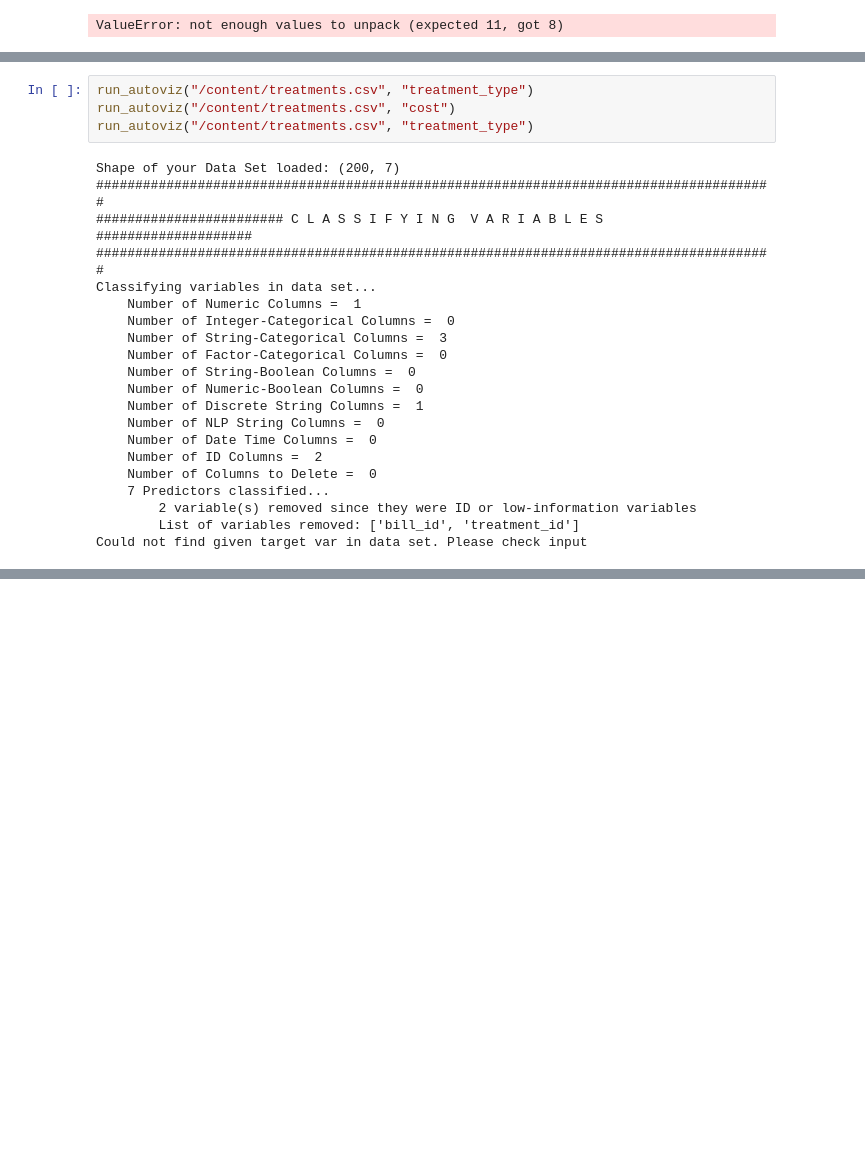
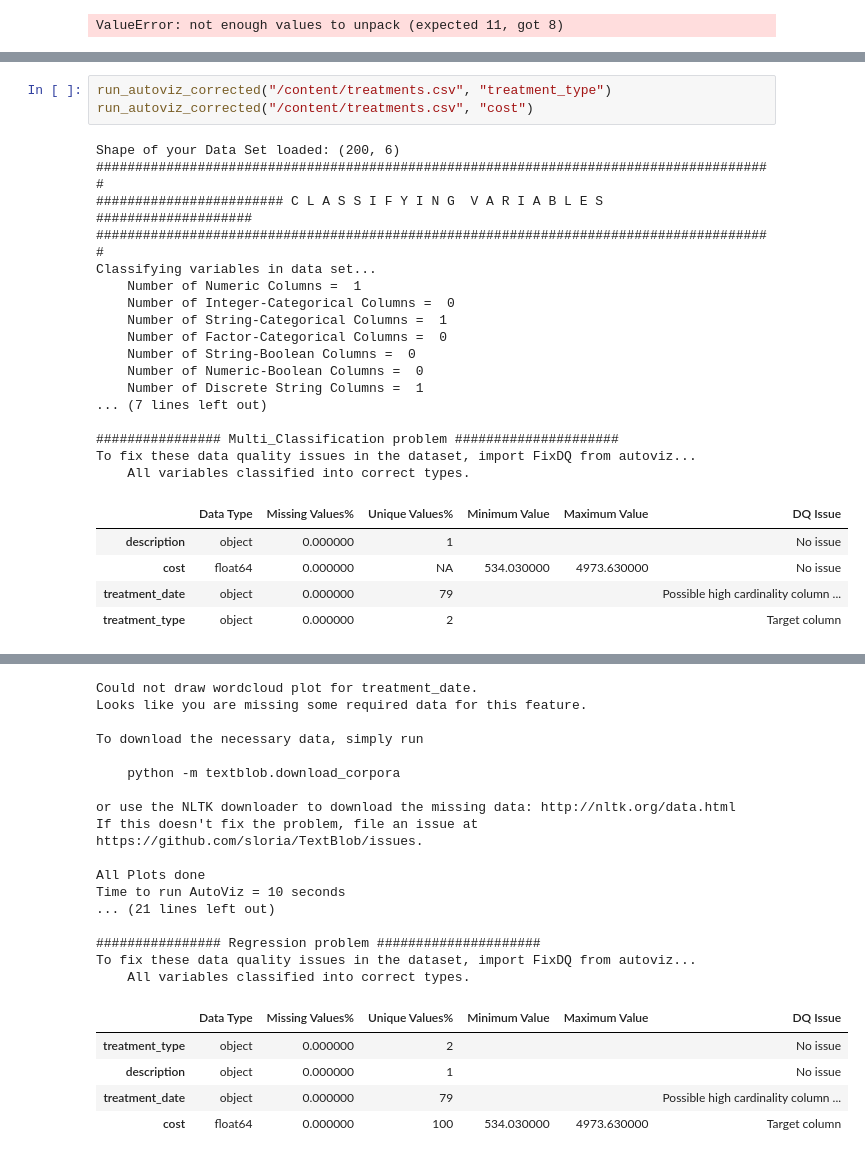
Before and after one commit to neerukondaramalakshmi2005-dotcom/EDA-HMS, a Jupyter notebook: EDA_Hospital_management_system.ipynb, the cells around one changed output, grey strips where cells are left out. Saved outputs shown, nothing was run; the diff lists cells and outputs as text; blank space fills up the shorter version.

```diff
--- a/EDA_Hospital_management_system.ipynb
+++ b/EDA_Hospital_management_system.ipynb
@@ -1854,25 +1914,26 @@ ValueError: not enough values to unpack (expected 11, got 8)
 # %%
-run_autoviz("/content/treatments.csv", "treatment_type")
-run_autoviz("/content/treatments.csv", "cost")
-run_autoviz("/content/treatments.csv", "treatment_type")
+run_autoviz_corrected("/content/treatments.csv", "treatment_type")
+run_autoviz_corrected("/content/treatments.csv", "cost")
 # %% [output]
-Shape of your Data Set loaded: (200, 7)
+Shape of your Data Set loaded: (200, 6)
 #######################################################################################
 ######################## C L A S S I F Y I N G  V A R I A B L E S  ####################
 #######################################################################################
 Classifying variables in data set...
     Number of Numeric Columns =  1
     Number of Integer-Categorical Columns =  0
-    Number of String-Categorical Columns =  3
+    Number of String-Categorical Columns =  1
     Number of Factor-Categorical Columns =  0
     Number of String-Boolean Columns =  0
     Number of Numeric-Boolean Columns =  0
     Number of Discrete String Columns =  1
-    Number of NLP String Columns =  0
-    Number of Date Time Columns =  0
-    Number of ID Columns =  2
-    Number of Columns to Delete =  0
-    7 Predictors classified...
-        2 variable(s) removed since they were ID or low-information variables
-        List of variables removed: ['bill_id', 'treatment_id']
-Could not find given target var in data set. Please check input
+... (7 lines left out)
+
+################ Multi_Classification problem #####################
+To fix these data quality issues in the dataset, import FixDQ from autoviz...
+    All variables classified into correct types.
+|  | Data Type | Missing Values% | Unique Values% | Minimum Value | Maximum Value | DQ Issue |
+| description | object | 0.000000 | 1 |  |  | No issue |
+| cost | float64 | 0.000000 | NA | 534.030000 | 4973.630000 | No issue |
+| treatment_date | object | 0.000000 | 79 |  |  | Possible high cardinality column ... |
+| treatment_type | object | 0.000000 | 2 |  |  | Target column |
@@ -1879,0 +1957,22 @@ ValueError: not enough values to unpack (expected 11, got 8)
+Could not draw wordcloud plot for treatment_date.
+Looks like you are missing some required data for this feature.
+
+To download the necessary data, simply run
+
+    python -m textblob.download_corpora
+
+or use the NLTK downloader to download the missing data: http://nltk.org/data.html
+If this doesn't fix the problem, file an issue at https://github.com/sloria/TextBlob/issues.
+
+All Plots done
+Time to run AutoViz = 10 seconds
+... (21 lines left out)
+
+################ Regression problem #####################
+To fix these data quality issues in the dataset, import FixDQ from autoviz...
+    All variables classified into correct types.
+|  | Data Type | Missing Values% | Unique Values% | Minimum Value | Maximum Value | DQ Issue |
+| treatment_type | object | 0.000000 | 2 |  |  | No issue |
+| description | object | 0.000000 | 1 |  |  | No issue |
+| treatment_date | object | 0.000000 | 79 |  |  | Possible high cardinality column ... |
+| cost | float64 | 0.000000 | 100 | 534.030000 | 4973.630000 | Target column |
```
Also changed, not shown: parts of 6 cells of this notebook.
